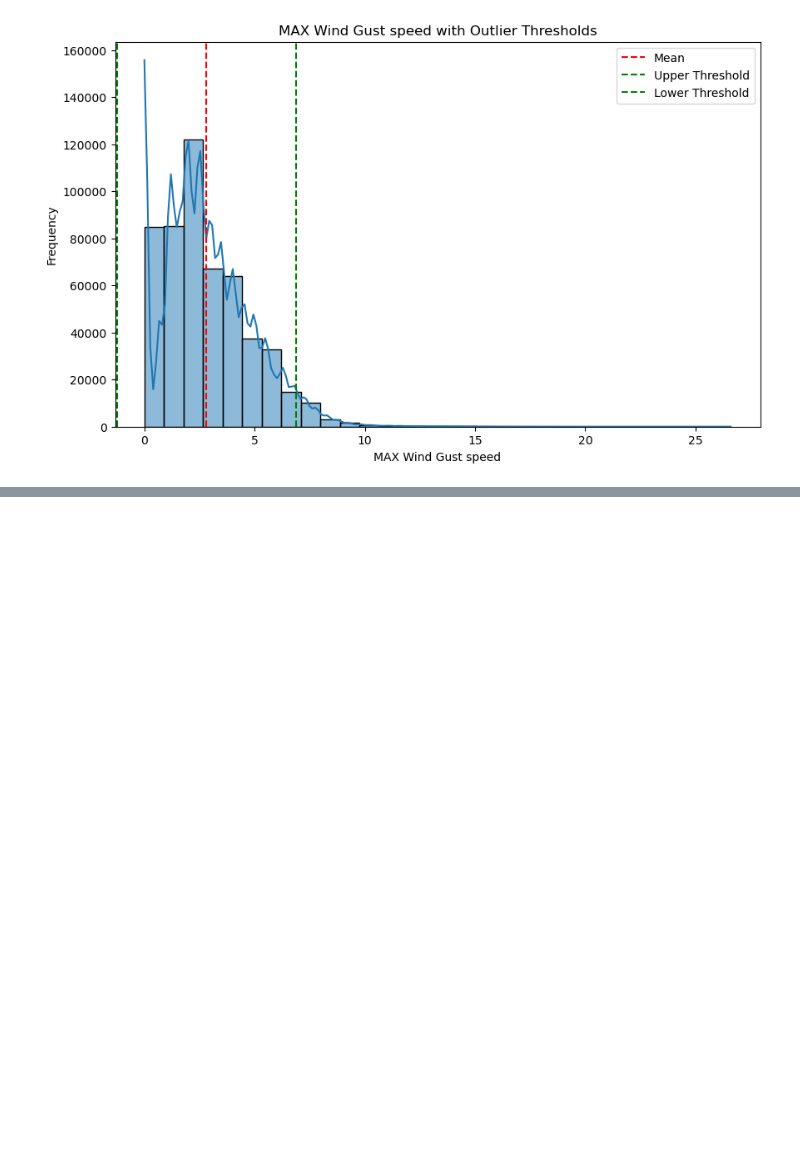
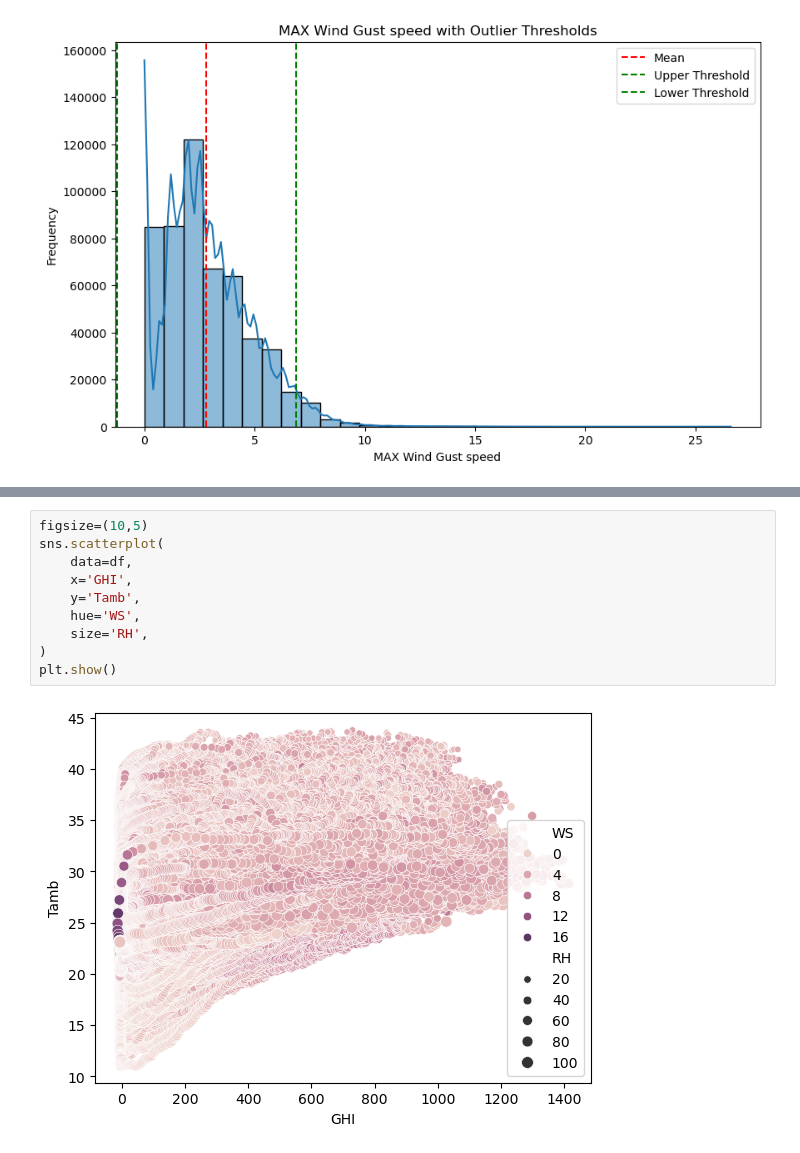
Before and after one commit to feysail/Week_0, a Jupyter notebook: notebooks/bennin-malevie.ipynb, the cells around one changed output, grey strips where cells are left out. Saved outputs shown, nothing was run; the diff lists cells and outputs as text; blank space fills up the shorter version.

```diff
--- a/notebooks/bennin-malevie.ipynb
+++ b/notebooks/bennin-malevie.ipynb
@@ -467,0 +451,12 @@ Identified Outliers:
+# %%
+figsize=(10,5)
+sns.scatterplot(
+    data=df,
+    x='GHI',
+    y='Tamb',
+    hue='WS',
+    size='RH',
+)
+plt.show()
+# %% [output]
+[figure, added]
```
Also changed, not shown: parts of 14 cells of this notebook.
